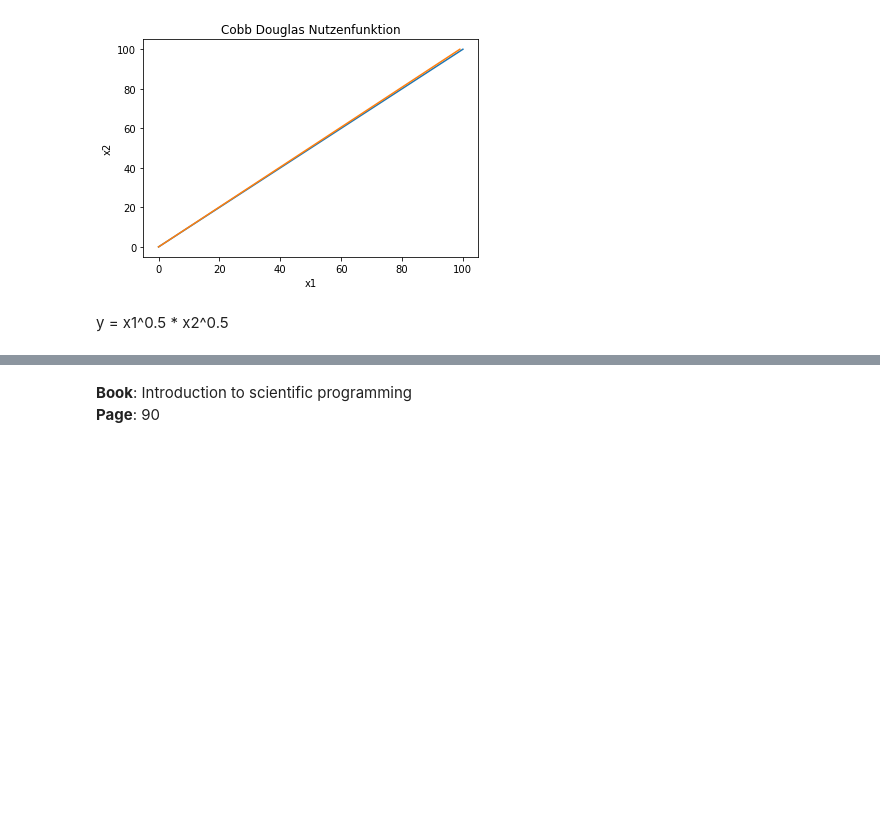
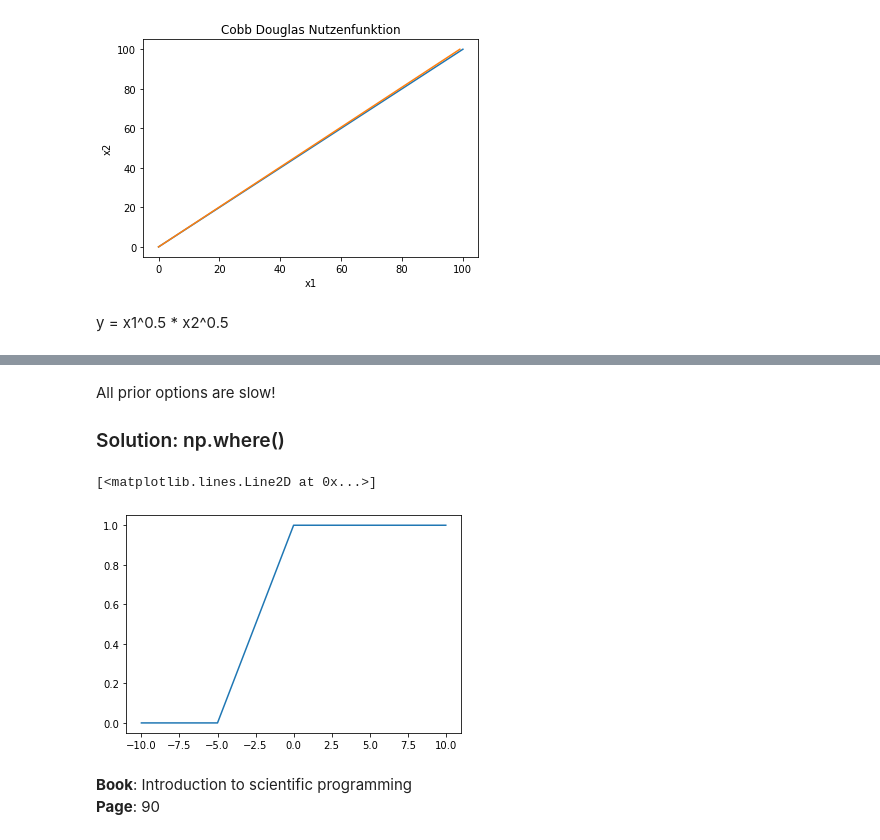
Before and after one commit to roman91DE/machine-learning, a Jupyter notebook: array-computing.ipynb, the cells around one changed output, grey strips where cells are left out. Cells and saved outputs as stored; diff of their text form; code cells hidden in the pictures; blank space fills up the shorter version.

```diff
--- a/array-computing.ipynb
+++ b/array-computing.ipynb
@@ -135,3 +181,19 @@ y = x1^0.5 * x2^0.5
+# %% [markdown]
+All prior options are slow!
+
+### Solution: np.where()
+# %%
+x = np.linspace(-10,10,5)
+
+def ret_arr(x_arr):
+    return np.where(x<0, 0, 1)
+
+f = lambda x_arr : np.where(x<0 ,0, 1)
+
+plt.plot(x,f(x))
+# %% [output]
+[<matplotlib.lines.Line2D at 0x...>]
+[figure, added]
 # %% [markdown]
 **Book**: Introduction to scientific programming
 **Page**: 90
```
Also changed, not shown: parts of 7 cells of this notebook.
